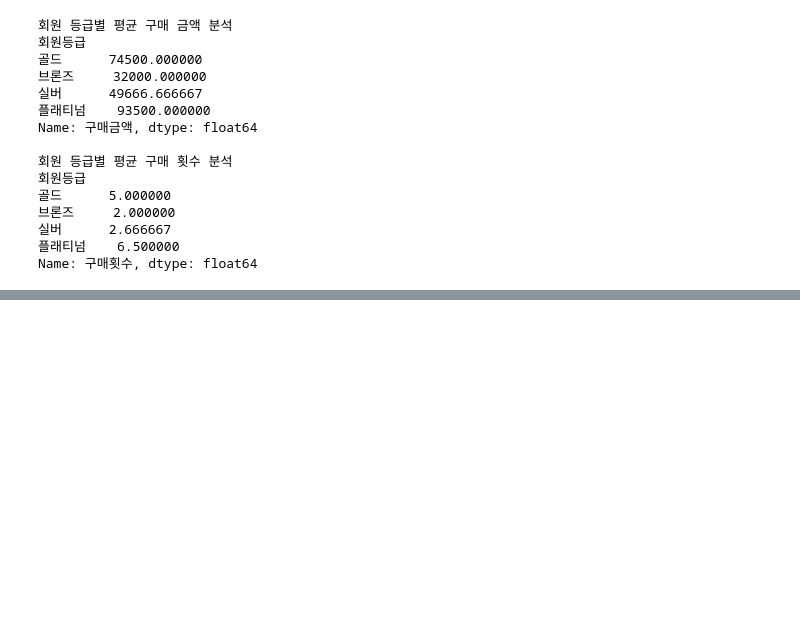
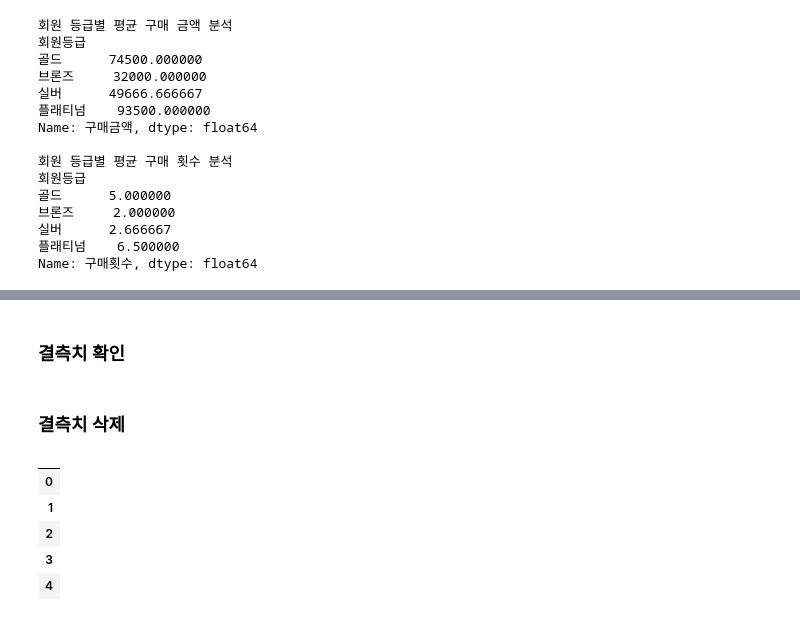
Before and after one commit to ming2tofu33/TIL, a Jupyter notebook: DataAnalysis/02-pandas.ipynb, the cells around one changed output, grey strips where cells are left out. Saved outputs shown, nothing was run; the diff lists cells and outputs as text; code cells hidden in the pictures; blank space fills up the shorter version.

```diff
--- a/DataAnalysis/02-pandas.ipynb
+++ b/DataAnalysis/02-pandas.ipynb
@@ -709,0 +773,23 @@ Name: 구매횟수, dtype: float64
+# %% [markdown]
+### 결측치 확인
+# %% [markdown]
+### 결측치 삭제
+# %%
+# 결측치가 있는 모든 행을 삭제 (새로 리턴)
+df.dropna(axis=0)
+
+# 특정 열의 결측치가 있는 행만 삭제 -> 이름, 성별이 없는 행은 삭제
+df.dropna(subset=['이름', '성별'], axis=0)
+
+# 모든 값이 결측치면 삭제
+df.dropna(how='all', axis=0)
+
+# 결측치가 있는 모든 열을 삭제
+df.dropna(axis=1)
+# %% [output]
+|  |
+| 0 |
+| 1 |
+| 2 |
+| 3 |
+| 4 |
```
Also changed, not shown: parts of 7 cells of this notebook, 1 other file.
